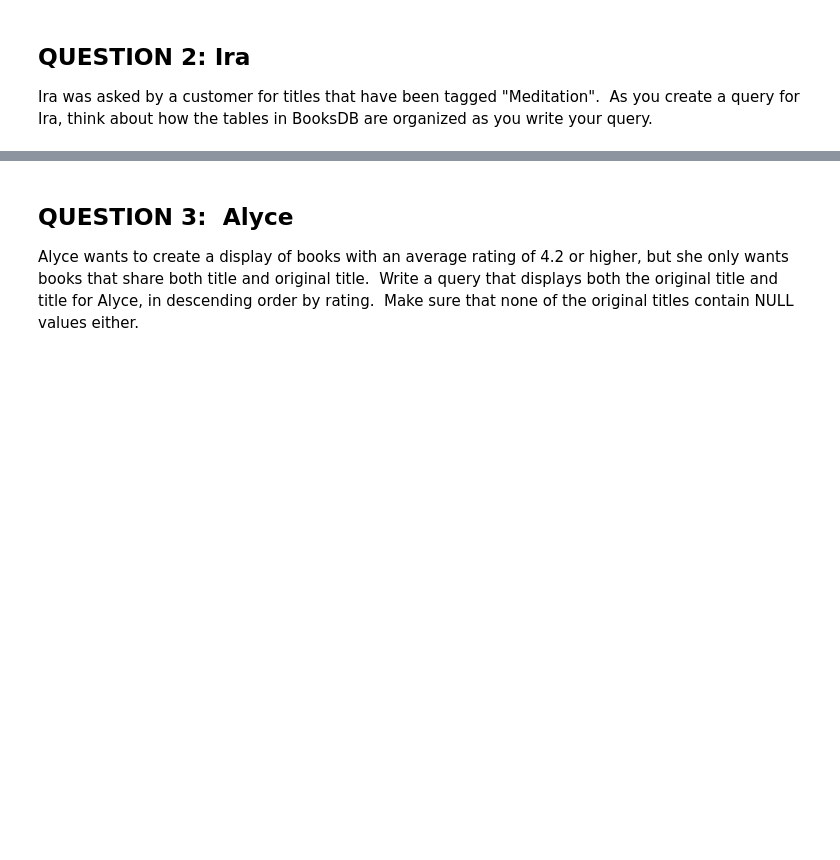
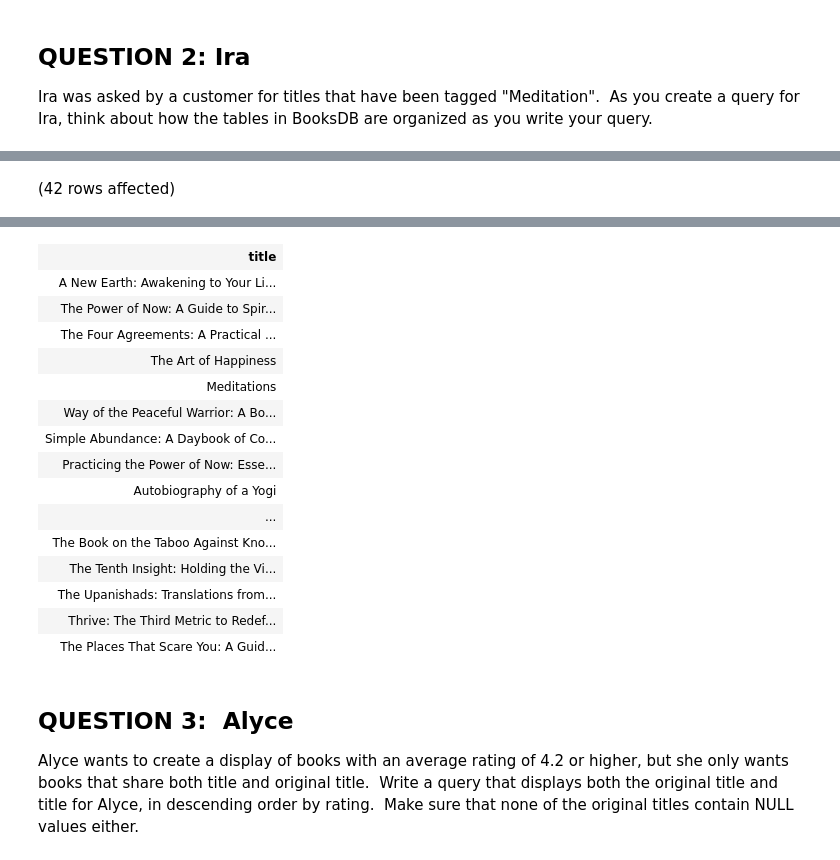
Before and after one commit to yayasanya/SQL-Part-4-Studio, a Jupyter notebook: Notebook-0.ipynb, the cells around one changed output, grey strips where cells are left out. Cells and saved outputs as stored; diff of their text form; code cells hidden in the pictures; blank space fills up the shorter version.

```diff
--- a/Notebook-0.ipynb
+++ b/Notebook-0.ipynb
@@ -24,0 +38,8 @@ Total execution time: 00:00:00.049
+# %%
+-- Code here:
+SELECT title FROM BooksDB.dbo.books
+WHERE best_book_id IN (SELECT goodreads_book_id FROM BooksDB.dbo.book_tags
+    WHERE tag_id IN (SELECT tag_id FROM BooksDB.dbo.tags WHERE tag_name LIKE '%meditation%' )
+ )
+# %% [output]
+(42 rows affected)
@@ -25,3 +47,19 @@ Total execution time: 00:00:00.049
+| title |
+| A New Earth: Awakening to Your Li... |
+| The Power of Now: A Guide to Spir... |
+| The Four Agreements: A Practical ... |
+| The Art of Happiness |
+| Meditations |
+| Way of the Peaceful Warrior: A Bo... |
+| Simple Abundance: A Daybook of Co... |
+| Practicing the Power of Now: Esse... |
+| Autobiography of a Yogi |
+| ... |
+| The Book on the Taboo Against Kno... |
+| The Tenth Insight: Holding the Vi... |
+| The Upanishads: Translations from... |
+| Thrive: The Third Metric to Redef... |
+| The Places That Scare You: A Guid... |
 # %% [markdown]
 ## QUESTION 3:  Alyce
 
```
Also changed, not shown: parts of 9 cells of this notebook.
